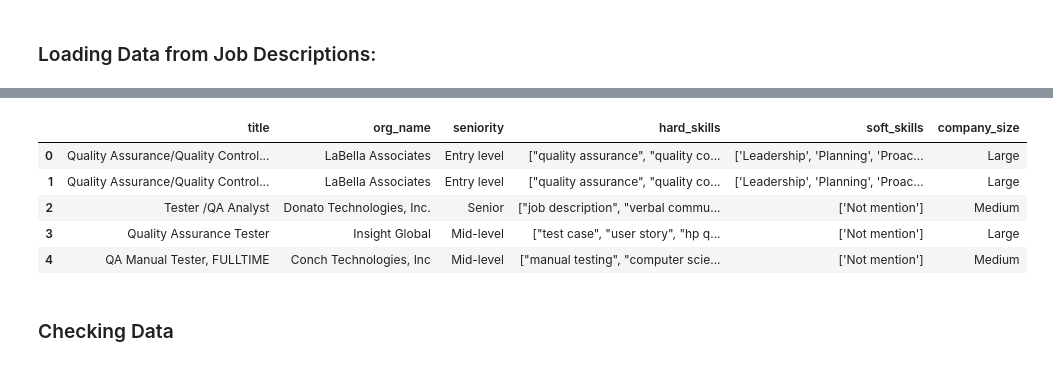
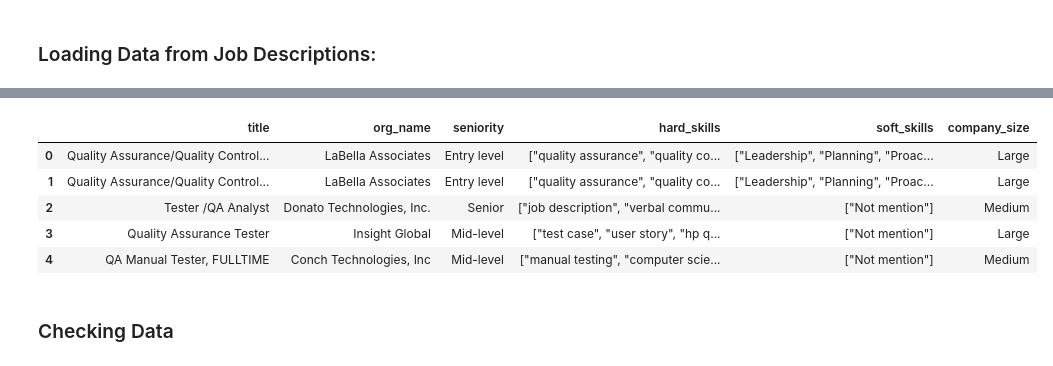
Before and after one commit to macro-mancer/data_analysis_scripts, a Jupyter notebook: jserd_soft_skills_data_analysis.ipynb, the cells around one changed output, grey strips where cells are left out. Cells and saved outputs as stored; diff of their text form; code cells hidden in the pictures.

```diff
--- a/jserd_soft_skills_data_analysis.ipynb
+++ b/jserd_soft_skills_data_analysis.ipynb
@@ -45,16 +45,16 @@ soft_skills_br.head()
 # %%
 #if using outside google colab, provide path to the csv file
-soft_skills_us = pd.read_csv("/content/soft_skills_data_us.csv", sep=",")
+soft_skills_us = pd.read_csv("/content/soft_skills_data_us.csv", sep=";")
 soft_skills_us = soft_skills_us.drop(["text", "ID"], axis="columns")
 
 soft_skills_us.head()
 # %% [output]
 |  | title | org_name | seniority | hard_skills | soft_skills | company_size |
-| 0 | Quality Assurance/Quality Control... | LaBella Associates | Entry level | ["quality assurance", "quality co... | ['Leadership', 'Planning', 'Proac... | Large |
-| 1 | Quality Assurance/Quality Control... | LaBella Associates | Entry level | ["quality assurance", "quality co... | ['Leadership', 'Planning', 'Proac... | Large |
-| 2 | Tester /QA Analyst | Donato Technologies, Inc. | Senior | ["job description", "verbal commu... | ['Not mention'] | Medium |
-| 3 | Quality Assurance Tester | Insight Global | Mid-level | ["test case", "user story", "hp q... | ['Not mention'] | Large |
-| 4 | QA Manual Tester, FULLTIME | Conch Technologies, Inc | Mid-level | ["manual testing", "computer scie... | ['Not mention'] | Medium |
+| 0 | Quality Assurance/Quality Control... | LaBella Associates | Entry level | ["quality assurance", "quality co... | ["Leadership", "Planning", "Proac... | Large |
+| 1 | Quality Assurance/Quality Control... | LaBella Associates | Entry level | ["quality assurance", "quality co... | ["Leadership", "Planning", "Proac... | Large |
+| 2 | Tester /QA Analyst | Donato Technologies, Inc. | Senior | ["job description", "verbal commu... | ["Not mention"] | Medium |
+| 3 | Quality Assurance Tester | Insight Global | Mid-level | ["test case", "user story", "hp q... | ["Not mention"] | Large |
+| 4 | QA Manual Tester, FULLTIME | Conch Technologies, Inc | Mid-level | ["manual testing", "computer scie... | ["Not mention"] | Medium |
 # %% [markdown]
 ### Checking Data
 # %%
```
Also changed, not shown: parts of 10 cells of this notebook.
